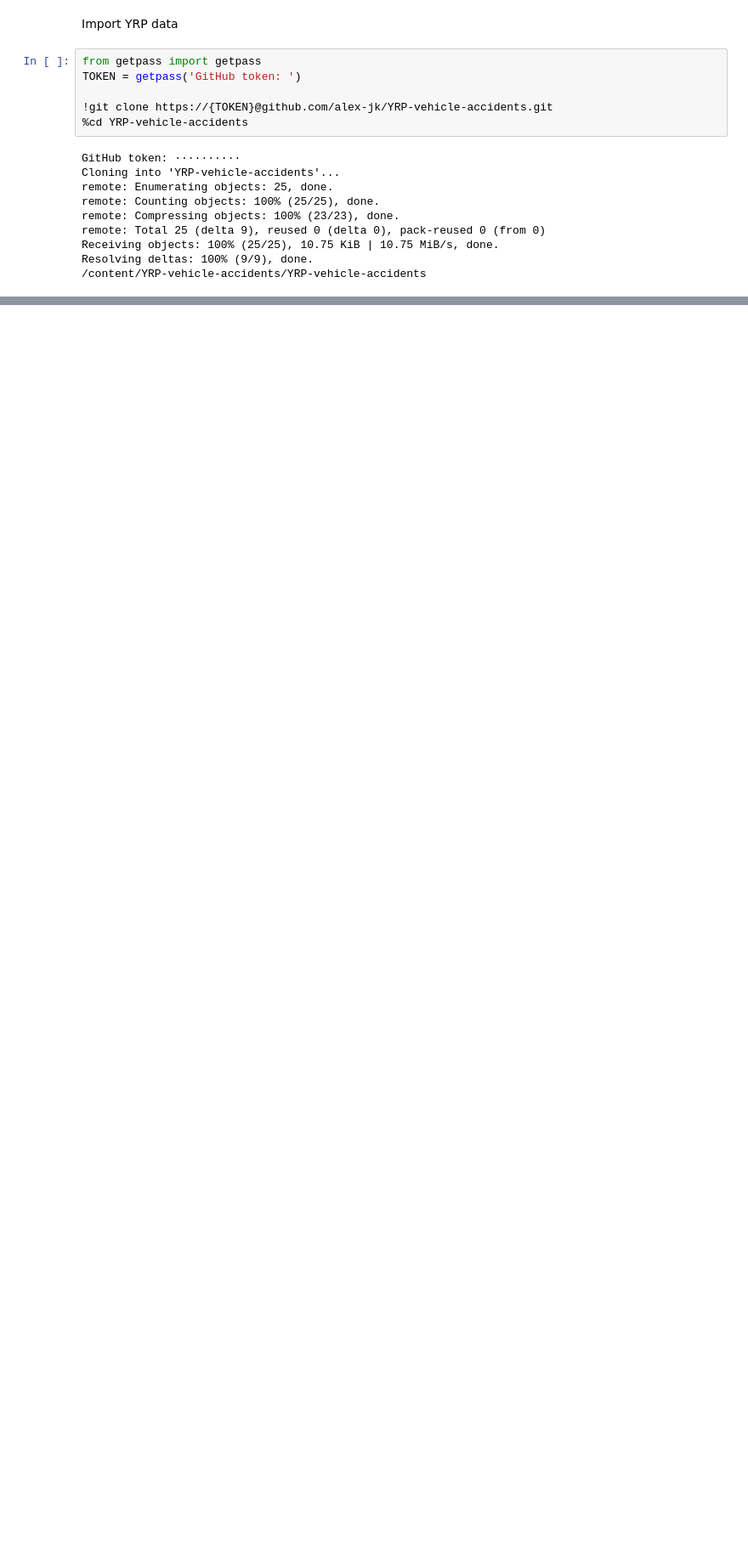
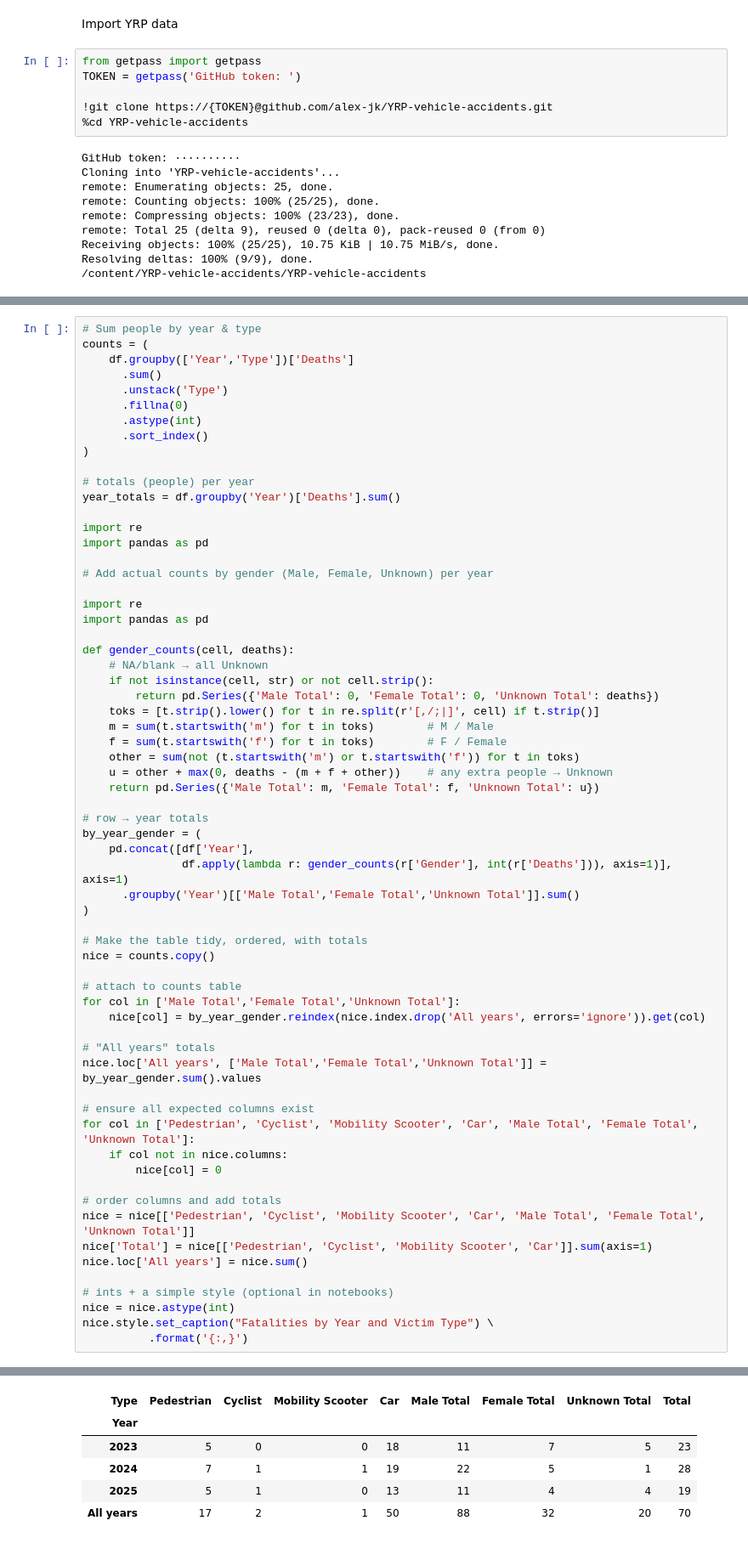
Before and after one commit to alex-jk/YRP-vehicle-accidents, a Jupyter notebook: yrp_vehicle_accidents_analysis.ipynb, the cells around one changed output, grey strips where cells are left out. Shown at 85% size. Drawn from its saved outputs; the diff is of its cells as text; blank space fills up the shorter version.

```diff
--- a/yrp_vehicle_accidents_analysis.ipynb
+++ b/yrp_vehicle_accidents_analysis.ipynb
@@ -107,0 +74,65 @@ Fatalities by Year and Victim Type
+# %%
+# Sum people by year & type
+counts = (
+    df.groupby(['Year','Type'])['Deaths']
+      .sum()
+      .unstack('Type')
+      .fillna(0)
+      .astype(int)
+      .sort_index()
+)
+
+# totals (people) per year
+year_totals = df.groupby('Year')['Deaths'].sum()
+
+import re
+import pandas as pd
+
+# Add actual counts by gender (Male, Female, Unknown) per year
+
+import re
+import pandas as pd
+
+def gender_counts(cell, deaths):
+    # NA/blank → all Unknown
+    if not isinstance(cell, str) or not cell.strip():
+        return pd.Series({'Male Total': 0, 'Female Total': 0, 'Unknown Total': deaths})
+    toks = [t.strip().lower() for t in re.split(r'[,/;|]', cell) if t.strip()]
+    m = sum(t.startswith('m') for t in toks)        # M / Male
+    f = sum(t.startswith('f') for t in toks)        # F / Female
+    other = sum(not (t.startswith('m') or t.startswith('f')) for t in toks)
+    u = other + max(0, deaths - (m + f + other))    # any extra people → Unknown
+    return pd.Series({'Male Total': m, 'Female Total': f, 'Unknown Total': u})
+
+# row → year totals
+by_year_gender = (
+    pd.concat([df['Year'],
+               df.apply(lambda r: gender_counts(r['Gender'], int(r['Deaths'])), axis=1)], axis=1)
+      .groupby('Year')[['Male Total','Female Total','Unknown Total']].sum()
+)
+
+# Make the table tidy, ordered, with totals
+nice = counts.copy()
+
+# attach to counts table
+for col in ['Male Total','Female Total','Unknown Total']:
+    nice[col] = by_year_gender.reindex(nice.index.drop('All years', errors='ignore')).get(col)
+
+# "All years" totals
+nice.loc['All years', ['Male Total','Female Total','Unknown Total']] = by_year_gender.sum().values
+
+# ensure all expected columns exist
+for col in ['Pedestrian', 'Cyclist', 'Mobility Scooter', 'Car', 'Male Total', 'Female Total', 'Unknown Total']:
+    if col not in nice.columns:
+        nice[col] = 0
+
+# order columns and add totals
+nice = nice[['Pedestrian', 'Cyclist', 'Mobility Scooter', 'Car', 'Male Total', 'Female Total', 'Unknown Total']]
+nice['Total'] = nice[['Pedestrian', 'Cyclist', 'Mobility Scooter', 'Car']].sum(axis=1)
+nice.loc['All years'] = nice.sum()
+
+# ints + a simple style (optional in notebooks)
+nice = nice.astype(int)
+nice.style.set_caption("Fatalities by Year and Victim Type") \
+          .format('{:,}')
+# %% [output]
@@ -107,0 +140,6 @@ Fatalities by Year and Victim Type
+| Type | Pedestrian | Cyclist | Mobility Scooter | Car | Male Total | Female Total | Unknown Total | Total |
+| Year |  |  |  |  |  |  |  |  |
+| 2023 | 5 | 0 | 0 | 18 | 11 | 7 | 5 | 23 |
+| 2024 | 7 | 1 | 1 | 19 | 22 | 5 | 1 | 28 |
+| 2025 | 5 | 1 | 0 | 13 | 11 | 4 | 4 | 19 |
+| All years | 17 | 2 | 1 | 50 | 88 | 32 | 20 | 70 |
```
Also changed, not shown: parts of 3 cells of this notebook.
